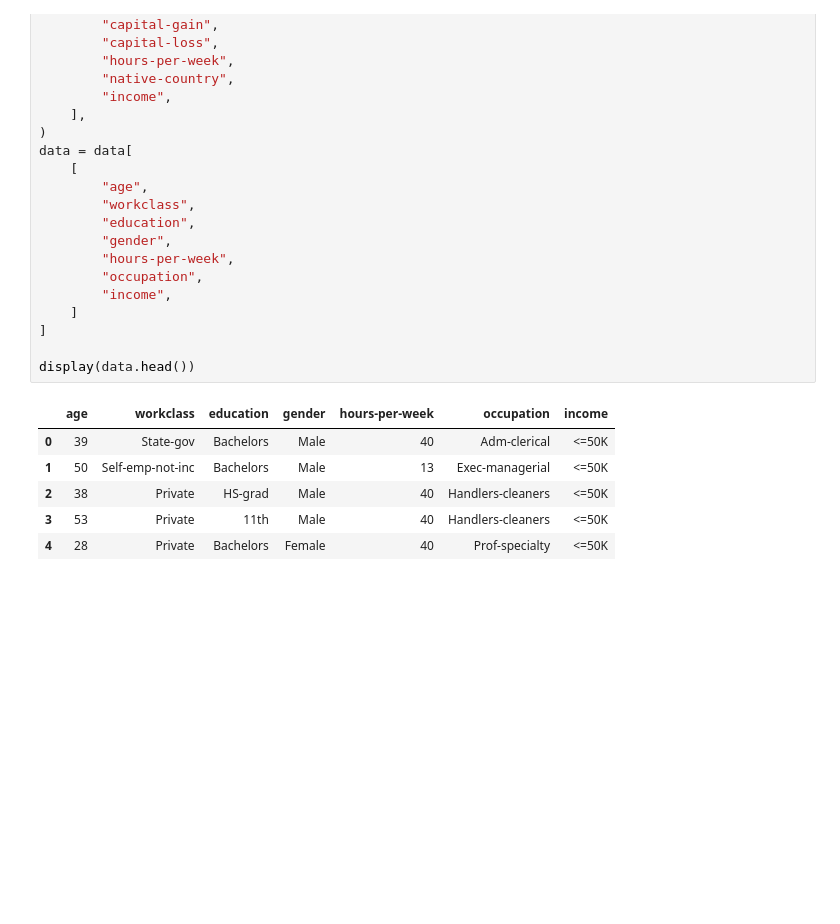
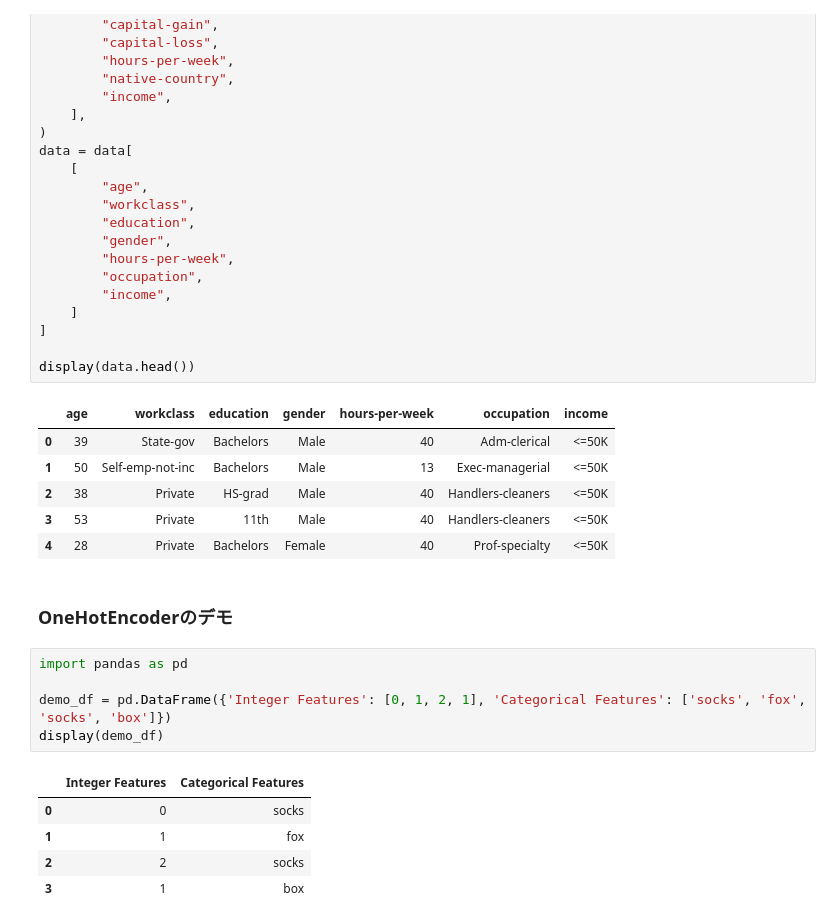
Before and after one commit to TOnodera/machine-learning-with-python, a Jupyter notebook: ch04/one_hot_encoding.ipynb, the cells around one changed output. Drawn from its saved outputs; the diff is of its cells as text; blank space fills up the shorter version.

```diff
--- a/ch04/one_hot_encoding.ipynb
+++ b/ch04/one_hot_encoding.ipynb
@@ -48,3 +48,16 @@ display(data.head())
 | 2 | 38 | Private | HS-grad | Male | 40 | Handlers-cleaners | <=50K |
 | 3 | 53 | Private | 11th | Male | 40 | Handlers-cleaners | <=50K |
 | 4 | 28 | Private | Bachelors | Female | 40 | Prof-specialty | <=50K |
+# %% [markdown]
+### OneHotEncoderのデモ
+# %%
+import pandas as pd
+
+demo_df = pd.DataFrame({'Integer Features': [0, 1, 2, 1], 'Categorical Features': ['socks', 'fox', 'socks', 'box']})
+display(demo_df)
+# %% [output]
+|  | Integer Features | Categorical Features |
+| 0 | 0 | socks |
+| 1 | 1 | fox |
+| 2 | 2 | socks |
+| 3 | 1 | box |
```
Also changed, not shown: parts of 5 cells of this notebook, 3 other files.
